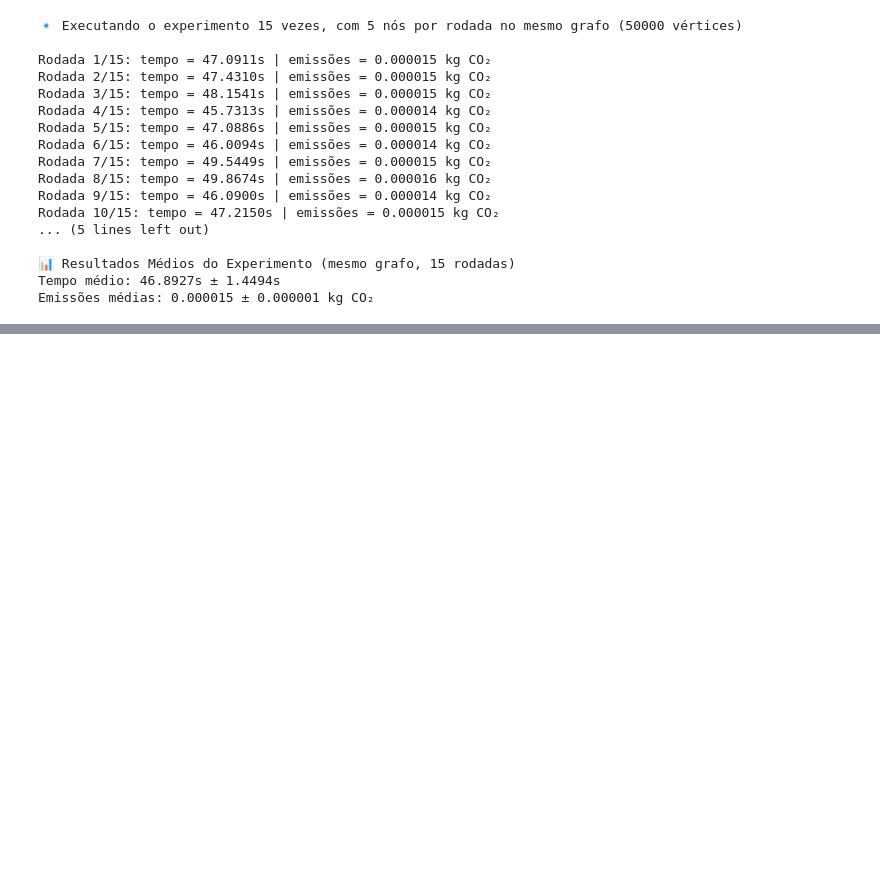
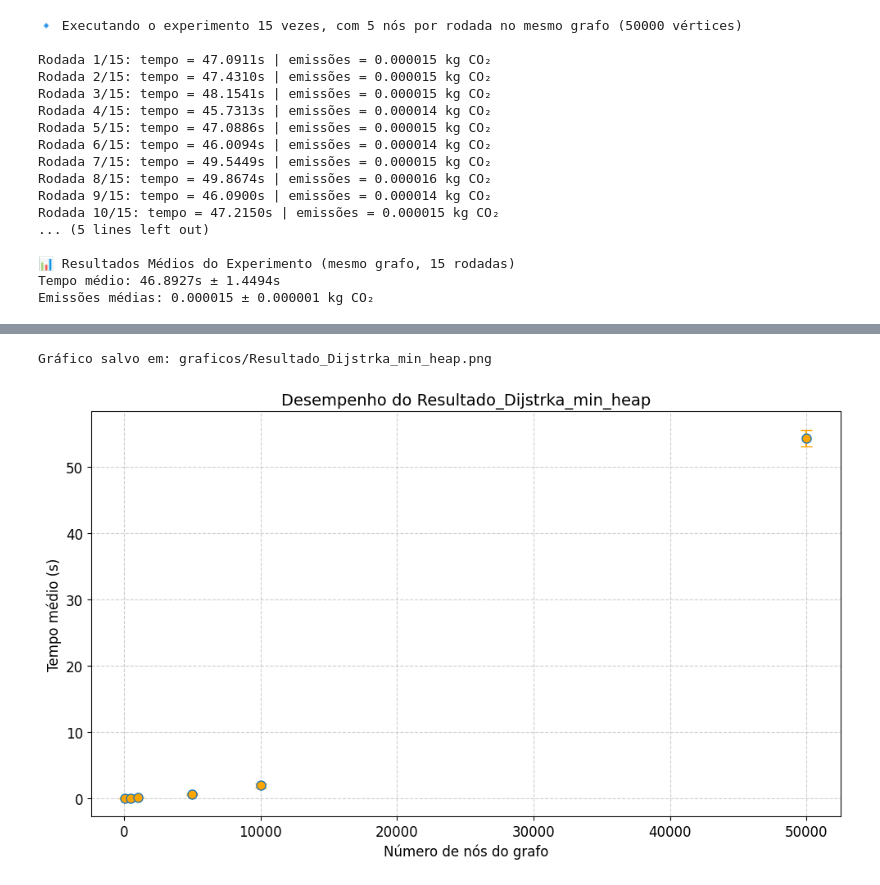
Before and after one commit to Carlos98770/dca3702-aed2, a Jupyter notebook: unity2/challenge.ipynb, the cells around one changed output, grey strips where cells are left out. Cells and saved outputs as stored; diff of their text form; code cells hidden in the pictures; blank space fills up the shorter version.

```diff
--- a/unity2/challenge.ipynb
+++ b/unity2/challenge.ipynb
@@ -825,0 +1024,5 @@ resultados_80000 = measure_experiment(15,80000,5)
+# %%
+plot_single_algorithm(df_min_heap,"Resultado_Dijstrka_min_heap","orange",save_path="graficos/Resultado_Dijstrka_min_heap.png")
+# %% [output]
+Gráfico salvo em: graficos/Resultado_Dijstrka_min_heap.png
+[figure, added]
```
Also changed, not shown: parts of 19 cells of this notebook.
